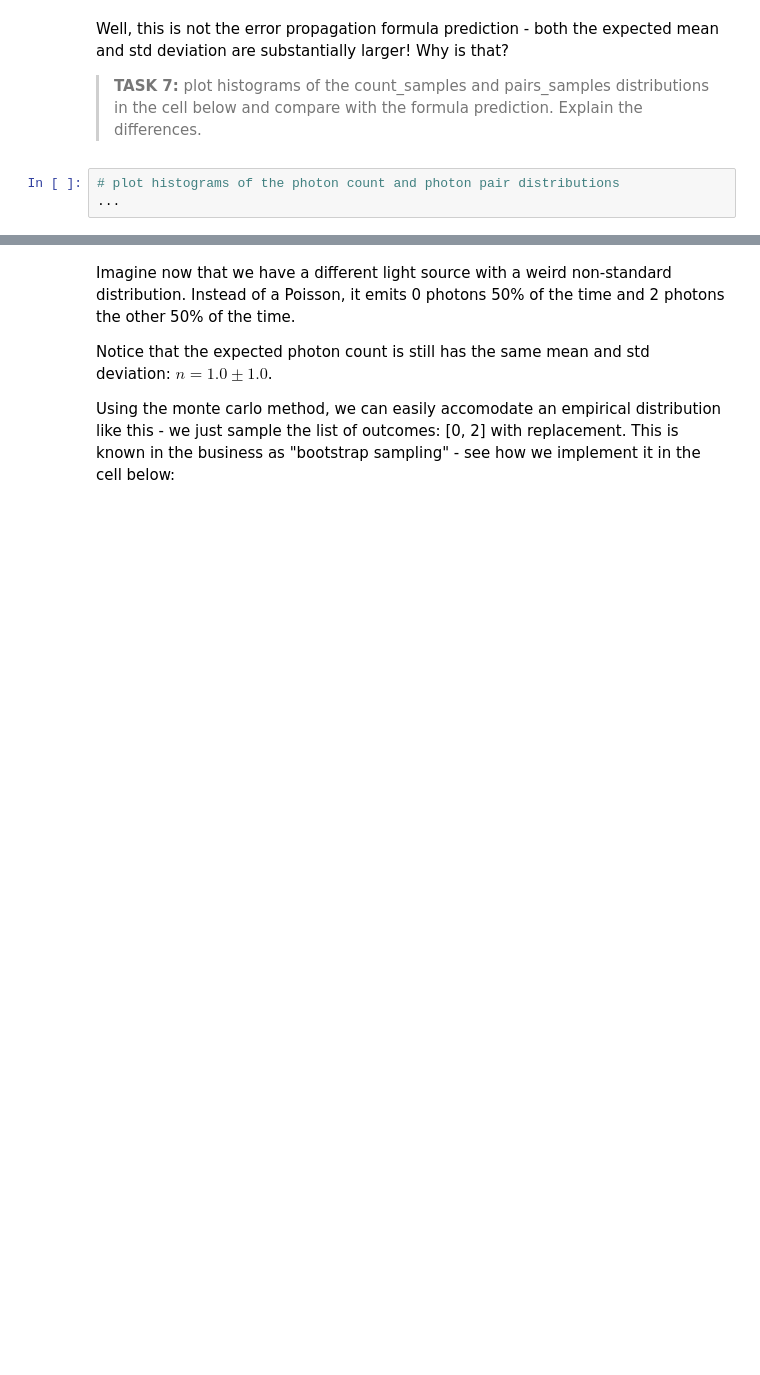
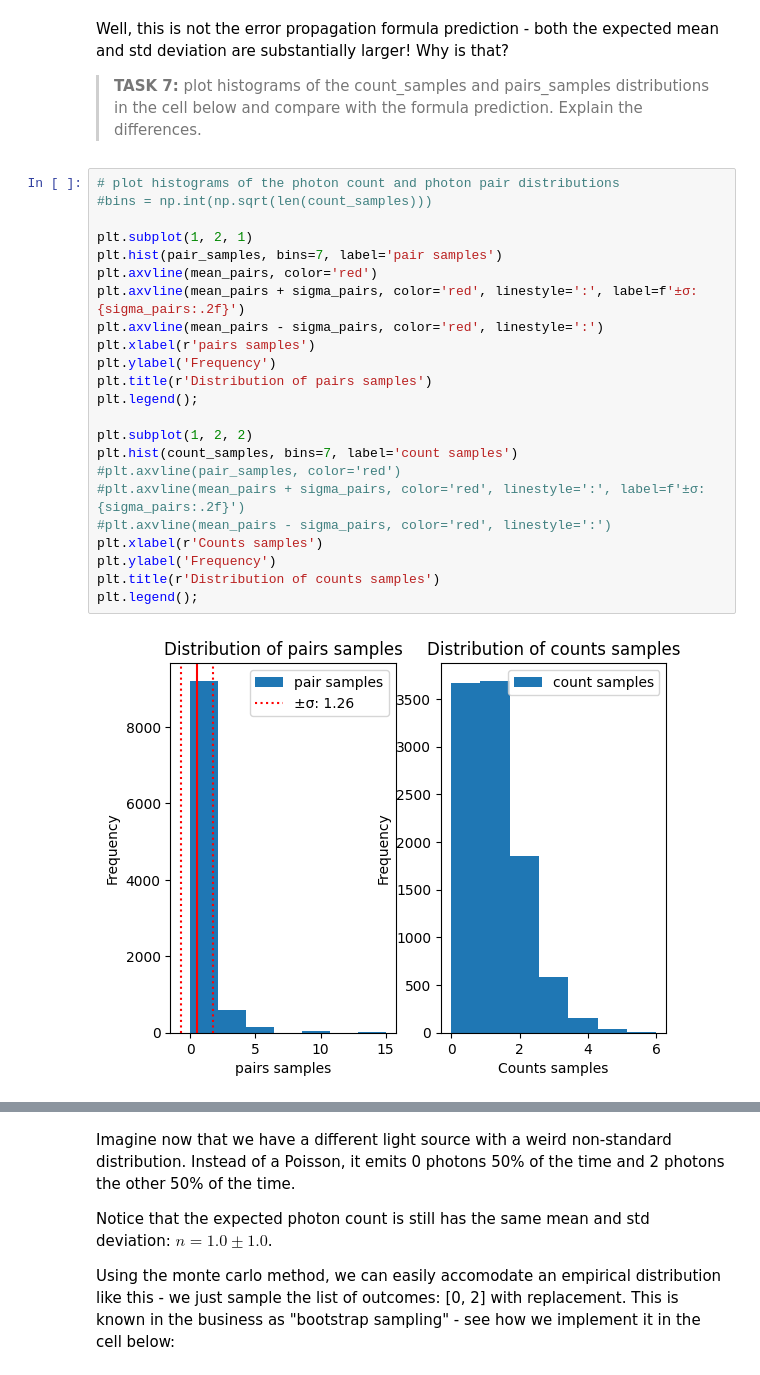
Before and after one commit to gggwilliam/MandatoryProject, a Jupyter notebook: error-propagation.ipynb, the cells around one changed output, grey strips where cells are left out. Saved outputs shown, nothing was run; the diff lists cells and outputs as text; blank space fills up the shorter version.

```diff
--- a/error-propagation.ipynb
+++ b/error-propagation.ipynb
@@ -370,5 +370,27 @@ Well, this is not the error propagation formula prediction - both the expected m
 > **TASK 7:** plot histograms of the count_samples and pairs_samples distributions in the cell below and compare with the formula prediction. Explain the differences.
 # %%
 # plot histograms of the photon count and photon pair distributions
-...
+#bins = np.int(np.sqrt(len(count_samples)))
+
+plt.subplot(1, 2, 1)
+plt.hist(pair_samples, bins=7, label='pair samples')
+plt.axvline(mean_pairs, color='red')
+plt.axvline(mean_pairs + sigma_pairs, color='red', linestyle=':', label=f'±σ: {sigma_pairs:.2f}')
+plt.axvline(mean_pairs - sigma_pairs, color='red', linestyle=':')
+plt.xlabel(r'pairs samples')
+plt.ylabel('Frequency')
+plt.title(r'Distribution of pairs samples')
+plt.legend();
+
+plt.subplot(1, 2, 2)
+plt.hist(count_samples, bins=7, label='count samples')
+#plt.axvline(pair_samples, color='red')
+#plt.axvline(mean_pairs + sigma_pairs, color='red', linestyle=':', label=f'±σ: {sigma_pairs:.2f}')
+#plt.axvline(mean_pairs - sigma_pairs, color='red', linestyle=':')
+plt.xlabel(r'Counts samples')
+plt.ylabel('Frequency')
+plt.title(r'Distribution of counts samples')
+plt.legend();
+# %% [output]
+[figure, added]
 # %% [markdown]
```
Also changed, not shown: parts of 4 cells of this notebook.
